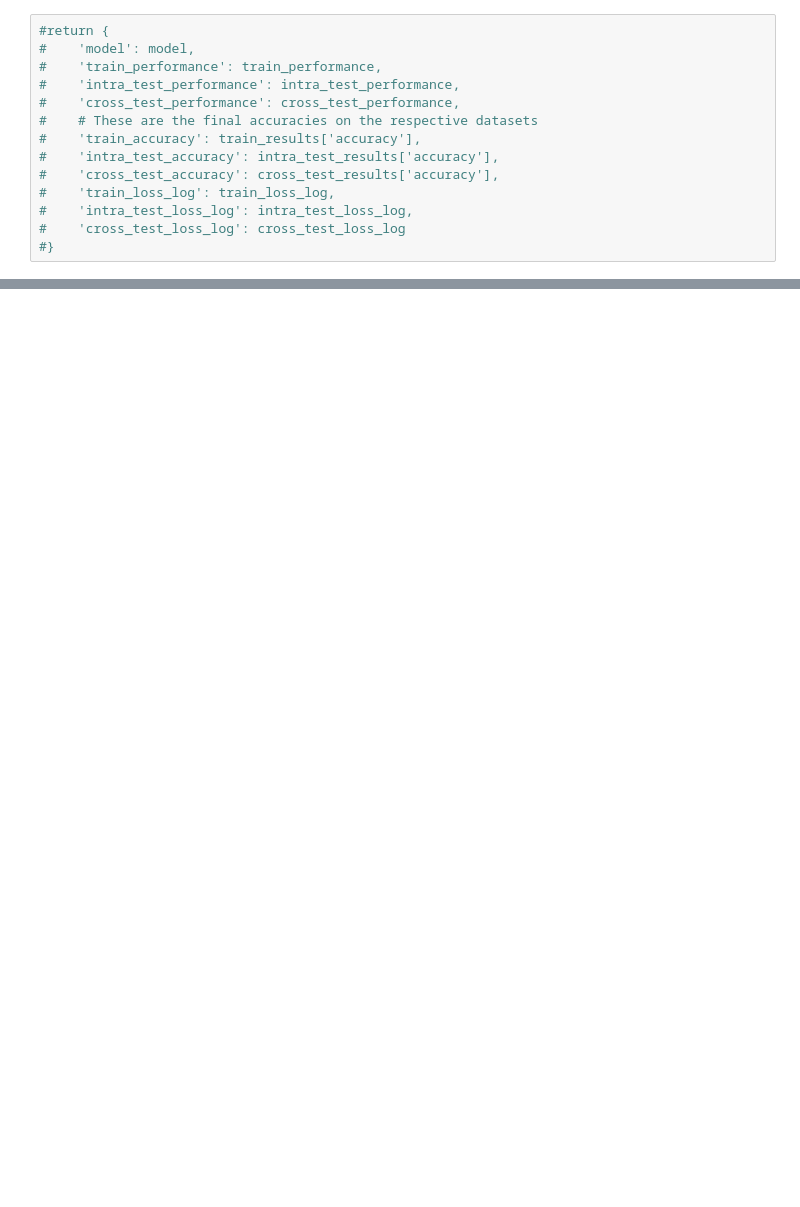
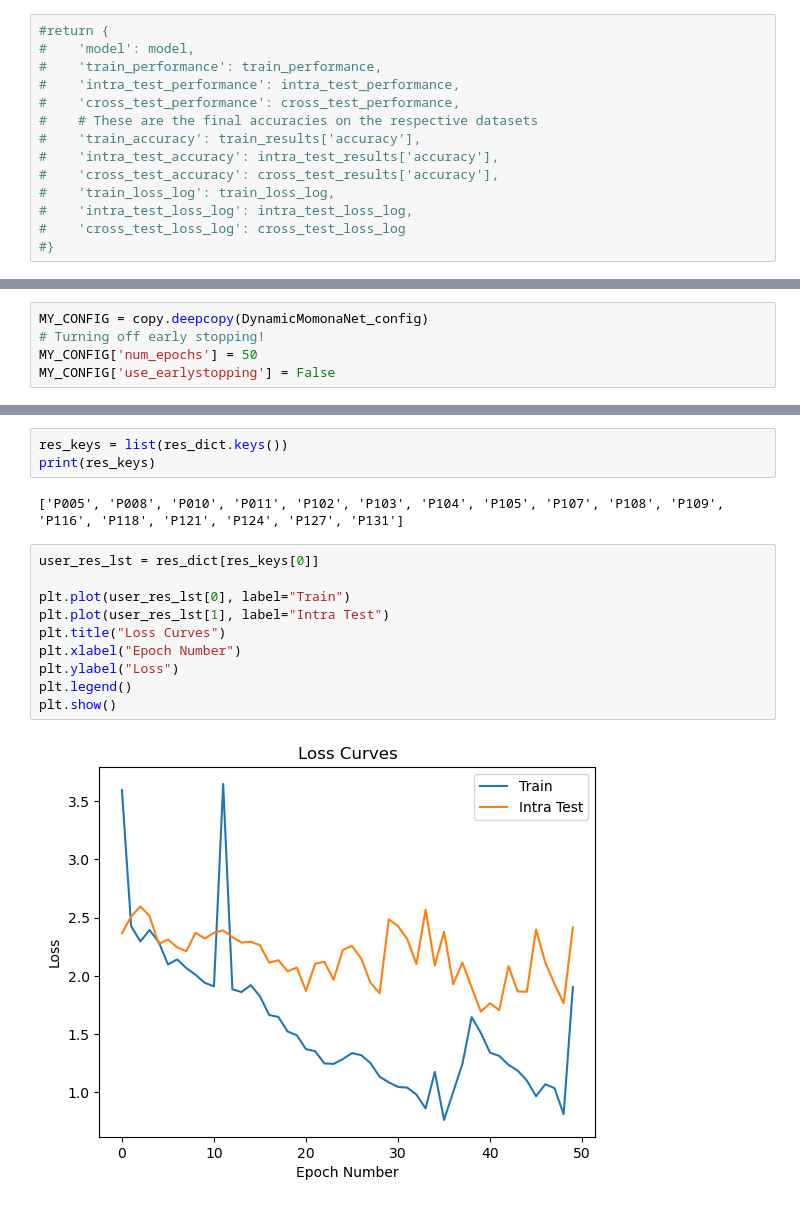
Before and after one commit to kdmalc/fl-gestures, a Jupyter notebook: ELEC573_Proj/91_CentralizedFT.ipynb, the cells around one changed output, grey strips where cells are left out. Saved outputs shown, nothing was run; the diff lists cells and outputs as text; blank space fills up the shorter version.

```diff
--- a/ELEC573_Proj/91_CentralizedFT.ipynb
+++ b/ELEC573_Proj/91_CentralizedFT.ipynb
@@ -136,0 +156,5 @@ plt.show()
+# %%
+MY_CONFIG = copy.deepcopy(DynamicMomonaNet_config)
+# Turning off early stopping!
+MY_CONFIG['num_epochs'] = 50
+MY_CONFIG['use_earlystopping'] = False
@@ -136,0 +224,17 @@ plt.show()
+# %%
+res_keys = list(res_dict.keys())
+print(res_keys)
+# %% [output]
+['P005', 'P008', 'P010', 'P011', 'P102', 'P103', 'P104', 'P105', 'P107', 'P108', 'P109', 'P116', 'P118', 'P121', 'P124', 'P127', 'P131']
+# %%
+user_res_lst = res_dict[res_keys[0]]
+
+plt.plot(user_res_lst[0], label="Train")
+plt.plot(user_res_lst[1], label="Intra Test")
+plt.title("Loss Curves")
+plt.xlabel("Epoch Number")
+plt.ylabel("Loss")
+plt.legend()
+plt.show()
+# %% [output]
+[figure, added]
```
Also changed, not shown: parts of 15 cells of this notebook, 3 other files.
